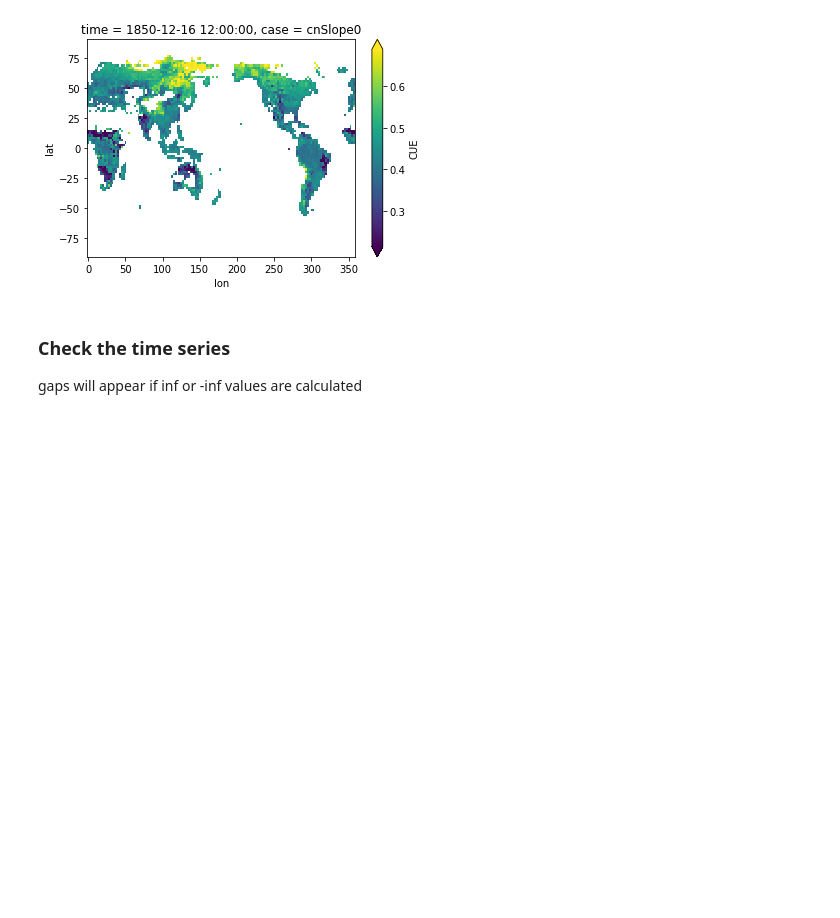
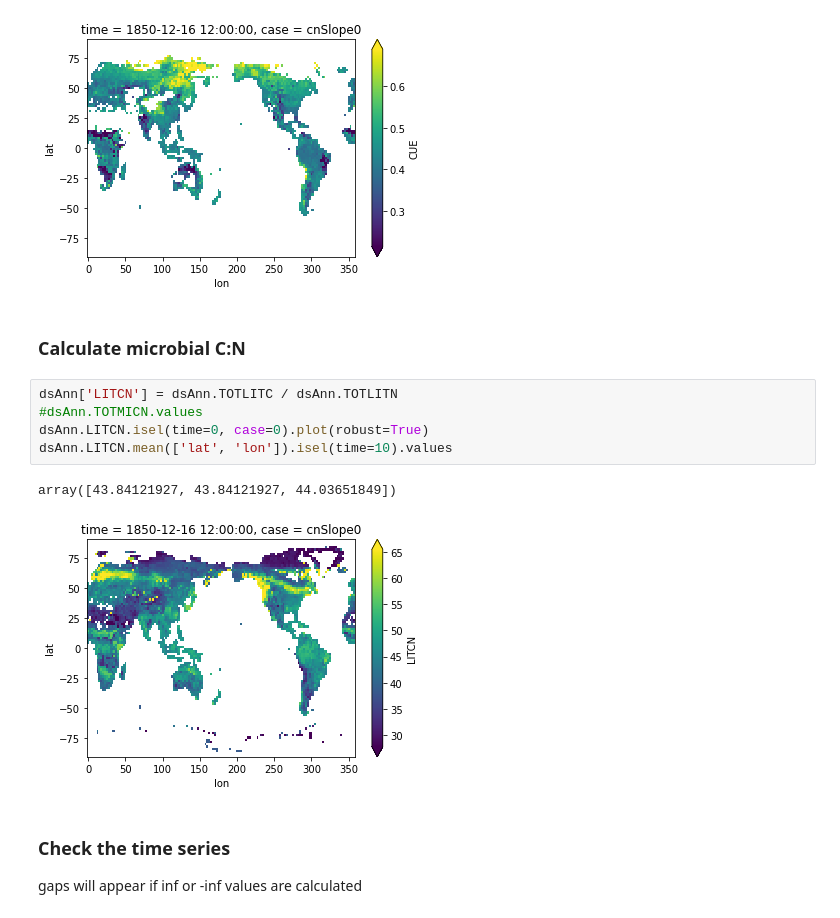
Before and after one commit to emhauser/Foliar-Stoichiometry_CO2, a Jupyter notebook: CN_CO2Global.ipynb, the cells around one changed output. Saved outputs shown, nothing was run; the diff lists cells and outputs as text; blank space fills up the shorter version.

```diff
--- a/CN_CO2Global.ipynb
+++ b/CN_CO2Global.ipynb
@@ -189,6 +155,16 @@ dsAnn.CUE.mean(['lat', 'lon']).isel(time=0).values
 # %% [output]
 array([0.45414919, 0.45415849, 0.45937855])
 [figure]
+# %% [markdown]
+### Calculate microbial C:N
+# %%
+dsAnn['LITCN'] = dsAnn.TOTLITC / dsAnn.TOTLITN
+#dsAnn.TOTMICN.values
+dsAnn.LITCN.isel(time=0, case=0).plot(robust=True)
+dsAnn.LITCN.mean(['lat', 'lon']).isel(time=10).values
+# %% [output]
+array([43.84121927, 43.84121927, 44.03651849])
+[figure, added]
 # %% [markdown]
 ### Check the time series
 gaps will appear if inf or -inf values are calculated
```
Also changed, not shown: parts of 7 cells of this notebook.
